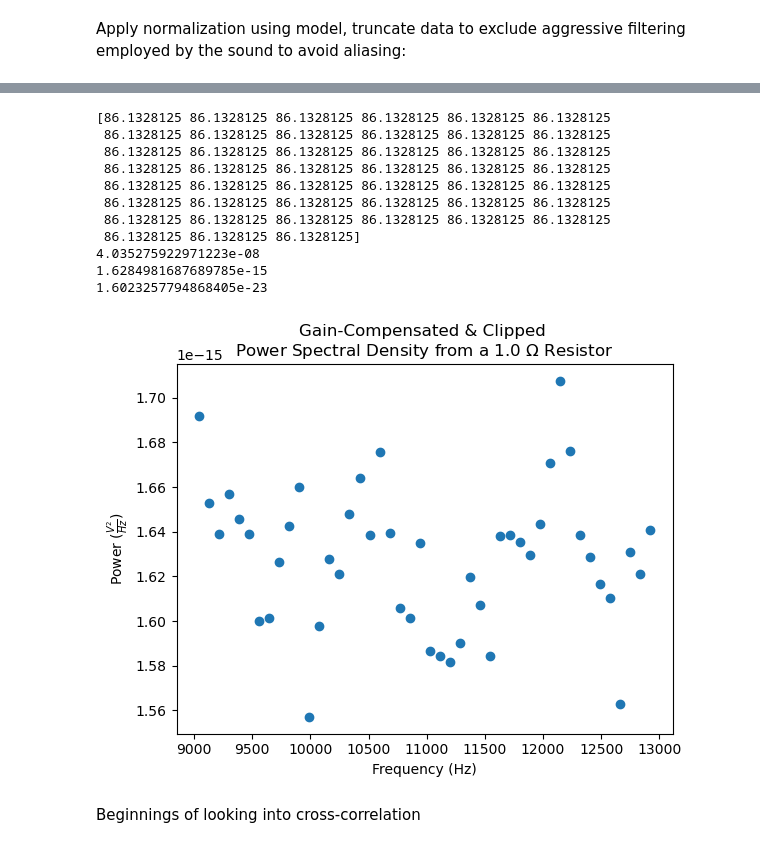
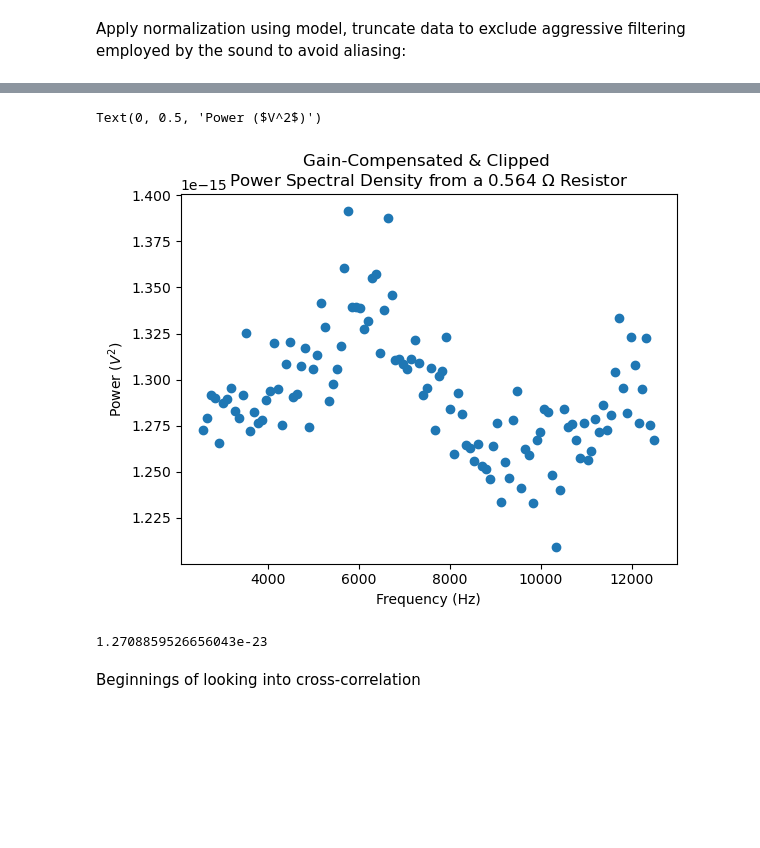
Before and after one commit to Atzphere/309-Pool, a Jupyter notebook: notebooks/johnson_analyzer.ipynb, the cells around one changed output, grey strips where cells are left out. Saved outputs shown, nothing was run; the diff lists cells and outputs as text; code cells hidden in the pictures; blank space fills up the shorter version.

```diff
--- a/notebooks/johnson_analyzer.ipynb
+++ b/notebooks/johnson_analyzer.ipynb
@@ -74,7 +79,7 @@ import amplifier_model as am
 
 fs = 44100
 
-fname = "1Kohm.wav"
+fname = "0.564Kohm.wav"
 t, d = wh.importWAV("../data_soundcard/johnson_noise/" + fname)
 
 v = cross_correlate(d["left"], d["right"])
@@ -84,8 +89,8 @@ v = cross_correlate(d["left"], d["right"])
 
 f, Pxx_den = signal.welch(v, fs, nperseg=512)
 print(scipy.stats.mode(np.diff(f)).mode)
-
 gain_model_squared = am.gain50(f, *am.measured_params)**2
+poly_gain_squared = am.polymod(f)**2
 # %% [output]
 86.1328125
 # %%
@@ -115,7 +121,7 @@ ax.legend()
 # %% [markdown]
 Apply normalization using model, truncate data to exclude aggressive filtering employed by the sound to avoid aliasing:
 # %%
-normalized = Pxx_den / gain_model_squared
+normalized = Pxx_den / poly_gain_squared
 # truncation
 start = 2
 end = 210
@@ -127,6 +133,6 @@ fig, ax = plt.subplots()
 ax.scatter(f_clipped, normalized_clipped)
 ax.set_title("Gain-Compensated & Clipped \nPower Spectral Density from a {} $\\Omega$ Resistor".format(get_resistance(fname)))
 ax.set_xlabel("Frequency (Hz)")
-ax.set_ylabel("Power ($\\frac{V^2}{Hz}$)")
+ax.set_ylabel("Power ($V^2}$)")
 # ax.vlines(f_clipped[210], 0, np.max(normalized_clipped))
 # %% [output]
@@ -135,30 +141,24 @@ Text(0, 0.5, 'Power ($\\frac{V^2}{Hz}$)')
 # %%
-f_clipped = f[np.where(np.logical_and(f < 13000, f > 9000))]
-normalized_clipped = normalized[np.where(np.logical_and(f < 13000, f > 9000))]
+mask = np.where(np.logical_and(f > 2500, f < 12500))
+f_clipped = f[mask]
+normalized_clipped = normalized[mask]
 
 fig, ax = plt.subplots()
 ax.scatter(f_clipped, normalized_clipped)
 ax.set_title("Gain-Compensated & Clipped \nPower Spectral Density from a {} $\\Omega$ Resistor".format(get_resistance(fname)))
 ax.set_xlabel("Frequency (Hz)")
-ax.set_ylabel("Power ($\\frac{V^2}{Hz}$)")
+ax.set_ylabel("Power ($V^2$)")
 # ax.vlines(f_clipped[210], 0, np.max(normalized_clipped))
-print(np.diff(f_clipped))
-print(np.mean(np.sqrt(normalized_clipped)))
-print(np.mean(normalized_clipped))
-print(np.mean(normalized_clipped)/(4 * 295 * 1000 * 86.13))
 # %% [output]
-[86.1328125 86.1328125 86.1328125 86.1328125 86.1328125 86.1328125
- 86.1328125 86.1328125 86.1328125 86.1328125 86.1328125 86.1328125
- 86.1328125 86.1328125 86.1328125 86.1328125 86.1328125 86.1328125
- 86.1328125 86.1328125 86.1328125 86.1328125 86.1328125 86.1328125
- 86.1328125 86.1328125 86.1328125 86.1328125 86.1328125 86.1328125
- 86.1328125 86.1328125 86.1328125 86.1328125 86.1328125 86.1328125
- 86.1328125 86.1328125 86.1328125 86.1328125 86.1328125 86.1328125
- 86.1328125 86.1328125 86.1328125]
-4.035275922971223e-08
-1.6284981687689785e-15
-1.6023257794868405e-23
+Text(0, 0.5, 'Power ($V^2$)')
-[figure, old version]
+[figure, new version]
+# %%
+# calculate KB
+delta_f = np.diff(f_clipped)[0]
+V = np.mean(normalized_clipped)
+print(np.mean(normalized_clipped)/(4 * 295 * 1000 * delta_f))
+# %% [output]
+1.2708859526656043e-23
 # %% [markdown]
 Beginnings of looking into cross-correlation
 # %%
```
Also changed, not shown: parts of 4 cells of this notebook, 10 other files.
